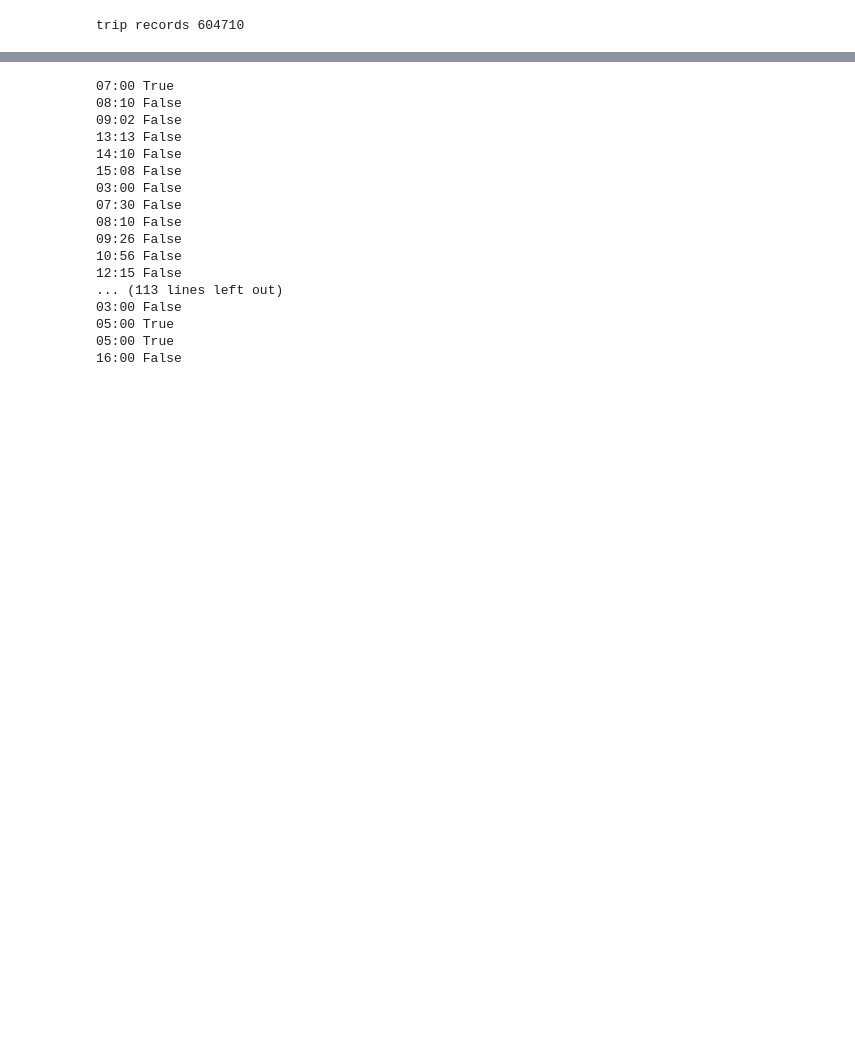
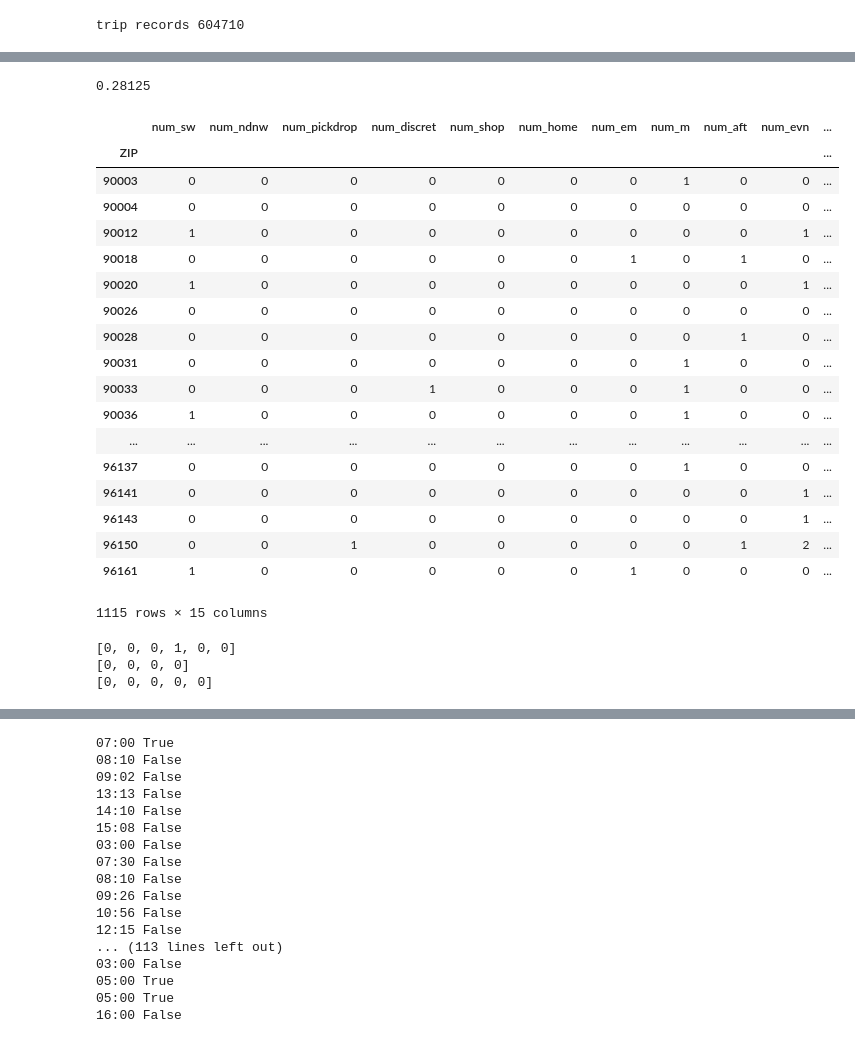
Before and after one commit to abaum1/mobilitymotifs, a Jupyter notebook: CHTS data -> zip code model input.ipynb, the cells around one changed output, grey strips where cells are left out. Drawn from its saved outputs; the diff is of its cells as text; code cells hidden in the pictures; blank space fills up the shorter version.

```diff
--- a/CHTS data -> zip code model input.ipynb
+++ b/CHTS data -> zip code model input.ipynb
@@ -145 +145,3 @@ trip records 604710
+# %%
+aa = activity_people.sample(20000)
 # %%
@@ -239,0 +196,37 @@ Name: ZIP, Length: 4300, dtype: int64
+# %%
+def get_TOD_trips(df):
+    '''categorized by arrival time'''
+
+
+    early_morn = pd.Interval(left='03:00', right='06:59')
+    morn = pd.Interval(left='07:00', right='11:59')
+    afternoon = pd.Interval(left='12:00', right='16:59')
+    eve_night = pd.Interval(left='17:00', right='2:59')
+
+
+    num_em = len(df[(df["STIME"].apply(lambda x: x in early_morn))])
+    num_m = len(df[(df["STIME"].apply(lambda x: x in morn))])
+    num_aft = len(df[(df["STIME"].apply(lambda x: x in afternoon))])
+    num_evn = len(df[(df["STIME"].apply(lambda x: x in eve_night))])
+    return pd.Series([num_em, num_m, num_aft, num_evn])
+# %%
+def get_trip_modes(df):
+
+    walk = 1
+    bike_etc = [2,3,4,8] #Bike/scooter/mobility scooter/wheelchair
+    auto_etc = [5,6,7,9,10] #Car/taxi/TNC
+    transit_rail = [11,12,range(14,28)] #bus/paratransit/shuttle/rail
+    other = [13,29] #plane,ferry
+
+
+    num_walk = len(df[(df["MODE"] == walk)])
+    num_bike = len(df[(df["MODE"].isin(bike_etc))])
+    num_auto = len(df[df["MODE"].isin(auto_etc)])
+    num_transit = len(df[(df["MODE"].isin(transit_rail))])
+    num_other = len(df[(df["MODE"].isin(other))])
+
+    return pd.Series[num_walk, num_bike, num_auto, num_transit, num_other]
+# %%
+len(v_zips[v_zips["TRIPDUR"].isna()])/len(v_zips)
+# %% [output]
+0.28125
@@ -239,0 +291,39 @@ Name: ZIP, Length: 4300, dtype: int64
+# %%
+f = v_zips.groupby("ZIP").apply(get_features)
+f.columns = ["num_sw", "num_ndnw", "num_pickdrop", "num_discret", "num_shop", "num_home",
+  "num_em", "num_m", "num_aft", "num_evn", "num_walk", "num_bike", "num_auto", "num_transit", "num_other"]
+# %%
+f
+# %% [output]
+|  | num_sw | num_ndnw | num_pickdrop | num_discret | num_shop | num_home | num_em | num_m | num_aft | num_evn | ... |
+| ZIP |  |  |  |  |  |  |  |  |  |  | ... |
+| 90003 | 0 | 0 | 0 | 0 | 0 | 0 | 0 | 1 | 0 | 0 | ... |
+| 90004 | 0 | 0 | 0 | 0 | 0 | 0 | 0 | 0 | 0 | 0 | ... |
+| 90012 | 1 | 0 | 0 | 0 | 0 | 0 | 0 | 0 | 0 | 1 | ... |
+| 90018 | 0 | 0 | 0 | 0 | 0 | 0 | 1 | 0 | 1 | 0 | ... |
+| 90020 | 1 | 0 | 0 | 0 | 0 | 0 | 0 | 0 | 0 | 1 | ... |
+| 90026 | 0 | 0 | 0 | 0 | 0 | 0 | 0 | 0 | 0 | 0 | ... |
+| 90028 | 0 | 0 | 0 | 0 | 0 | 0 | 0 | 0 | 1 | 0 | ... |
+| 90031 | 0 | 0 | 0 | 0 | 0 | 0 | 0 | 1 | 0 | 0 | ... |
+| 90033 | 0 | 0 | 0 | 1 | 0 | 0 | 0 | 1 | 0 | 0 | ... |
+| 90036 | 1 | 0 | 0 | 0 | 0 | 0 | 0 | 1 | 0 | 0 | ... |
+| ... | ... | ... | ... | ... | ... | ... | ... | ... | ... | ... | ... |
+| 96137 | 0 | 0 | 0 | 0 | 0 | 0 | 0 | 1 | 0 | 0 | ... |
+| 96141 | 0 | 0 | 0 | 0 | 0 | 0 | 0 | 0 | 0 | 1 | ... |
+| 96143 | 0 | 0 | 0 | 0 | 0 | 0 | 0 | 0 | 0 | 1 | ... |
+| 96150 | 0 | 0 | 1 | 0 | 0 | 0 | 0 | 0 | 1 | 2 | ... |
+| 96161 | 1 | 0 | 0 | 0 | 0 | 0 | 1 | 0 | 0 | 0 | ... |
+1115 rows × 15 columns
+# %%
+for code,df in v_zips.groupby("ZIP"):
+    activity_type = get_trip_types(df)
+    tod = get_TOD_trips(df)
+    modes = get_trip_modes(df)
+    print(activity_type)
+    print(tod)
+    print(modes)
+    break
+# %% [output]
+[0, 0, 0, 1, 0, 0]
+[0, 0, 0, 0]
+[0, 0, 0, 0, 0]
```
Also changed, not shown: parts of 15 cells of this notebook.
